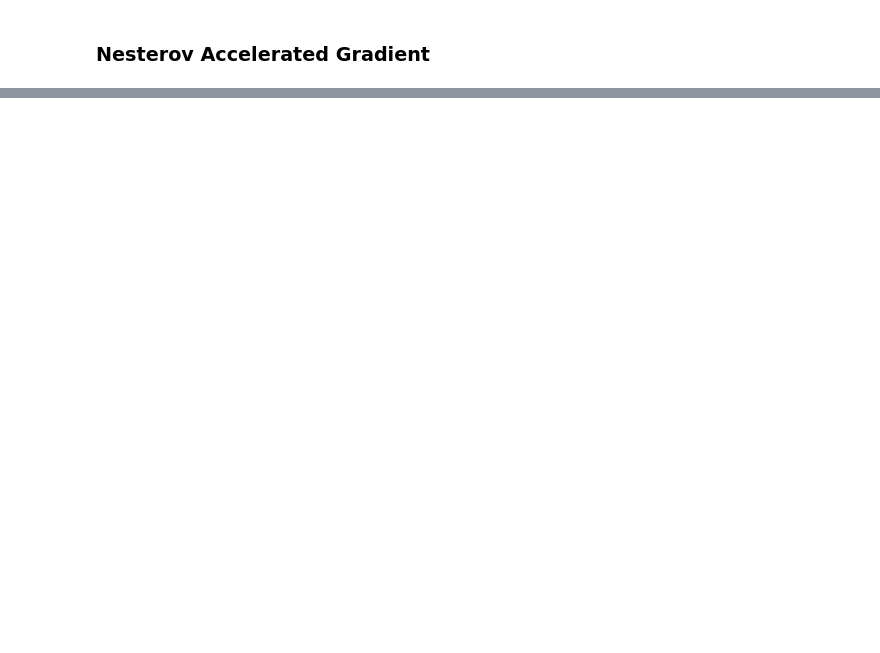
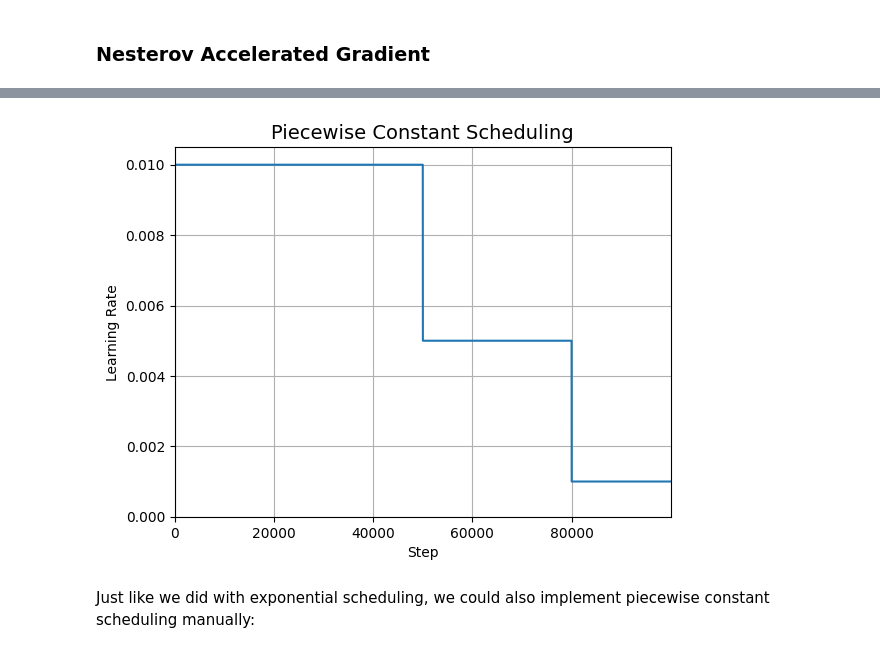
Before and after one commit to sayedgamal99/Data-Science, a Jupyter notebook: Educational/Hands-On-Machine-Learning/CH11 Training Deep Neural Networks/notebook.ipynb, the cells around one changed output, grey strips where cells are left out. Drawn from its saved outputs; the diff is of its cells as text; code cells hidden in the pictures; blank space fills up the shorter version.

```diff
--- a/Educational/Hands-On-Machine-Learning/CH11 Training Deep Neural Networks/notebook.ipynb
+++ b/Educational/Hands-On-Machine-Learning/CH11 Training Deep Neural Networks/notebook.ipynb
@@ -508,0 +928,23 @@ Epoch 10/10
+# %%
+# extra code – this cell plots piecewise constant scheduling
+
+boundaries = [50_000, 80_000]
+values = [0.01, 0.005, 0.001]
+
+steps = np.arange(100_000)
+
+lrs = np.full(len(steps), values[0])
+for boundary, value in zip(boundaries, values[1:]):
+    lrs[boundary:] = value
+
+plt.plot(steps, lrs, "-")
+plt.axis([0, steps.max(), 0, 0.0105])
+plt.xlabel("Step")
+plt.ylabel("Learning Rate")
+plt.title("Piecewise Constant Scheduling", fontsize=14)
+plt.grid(True)
+plt.show()
+# %% [output]
+[figure, added]
+# %% [markdown]
+Just like we did with exponential scheduling, we could also implement piecewise constant scheduling manually:
```
Also changed, not shown: parts of 105 cells of this notebook.
